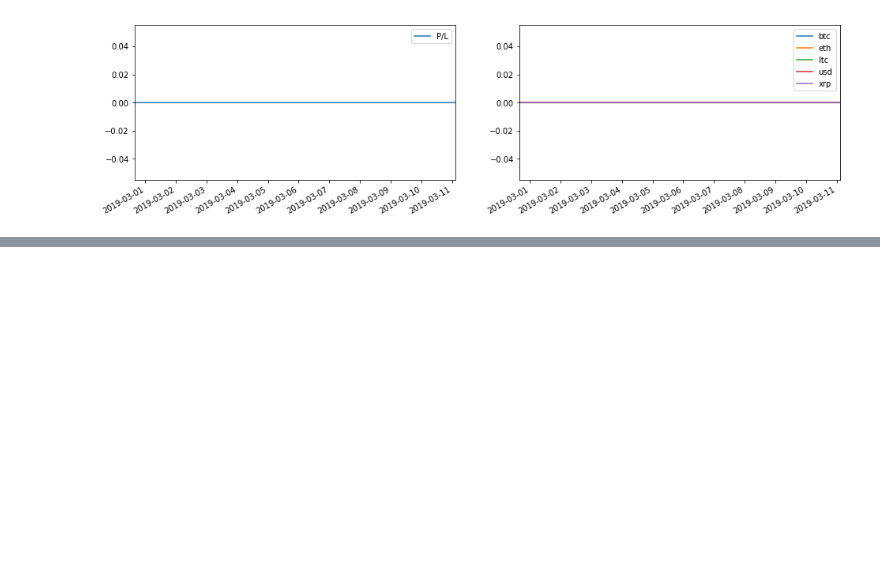
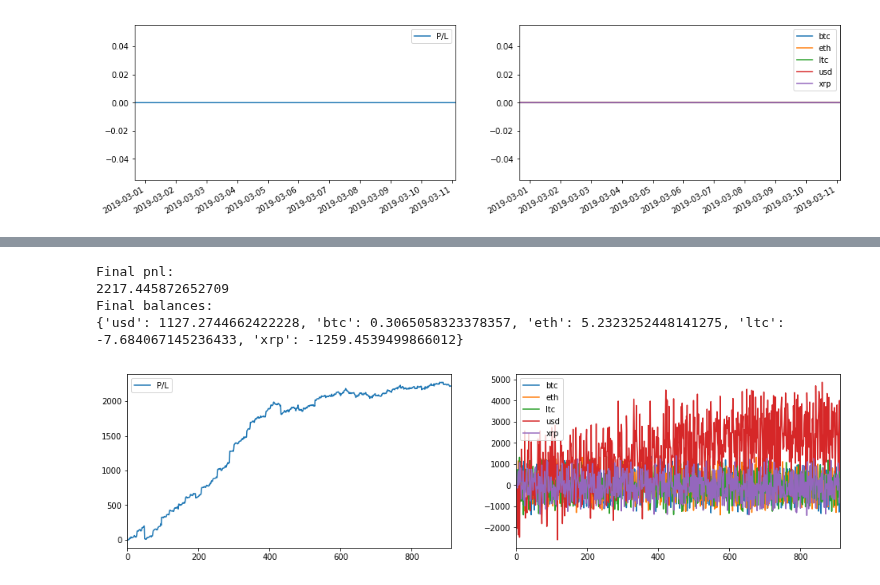
Before and after one commit to cambrian/quant, a Jupyter notebook: research/analysis.ipynb, the cells around one changed output, grey strips where cells are left out. Saved outputs shown, nothing was run; the diff lists cells and outputs as text; code cells hidden in the pictures; blank space fills up the shorter version.

```diff
--- a/research/analysis.ipynb
+++ b/research/analysis.ipynb
@@ -192,2 +189,8 @@ Final balances:
 # %%
-plot_results(evaluate(S(correlation_window_size = 32, movement_half_life = 3, size = 1000, min_edge = 0.25, correlation_subsampling = 1), data_minute))
+plot_results(evaluate(StatArb(correlation_window_size = 4, movement_half_life = 1, size = 1000, min_edge = 0.05), data_15min))
+# %% [output]
+Final pnl:
+2217.445872652709
+Final balances:
+{'usd': 1127.2744662422228, 'btc': 0.3065058323378357, 'eth': 5.2323252448141275, 'ltc': -7.684067145236433, 'xrp': -1259.4539499866012}
+[figure, added]
```
Also changed, not shown: parts of 4 cells of this notebook.
